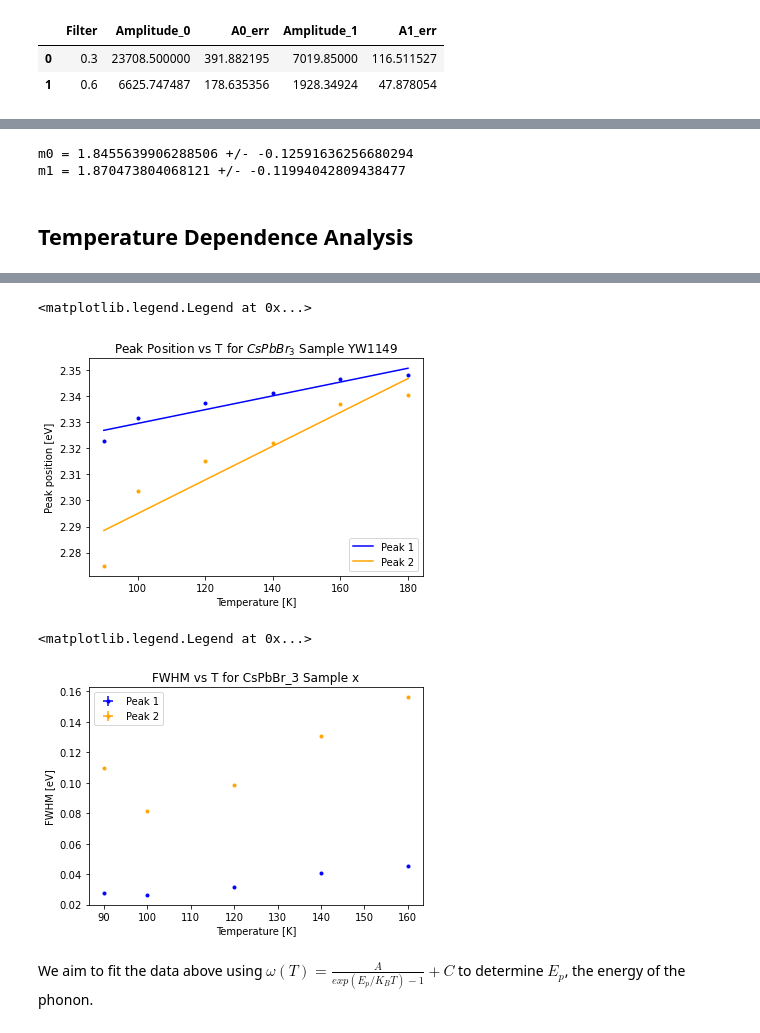
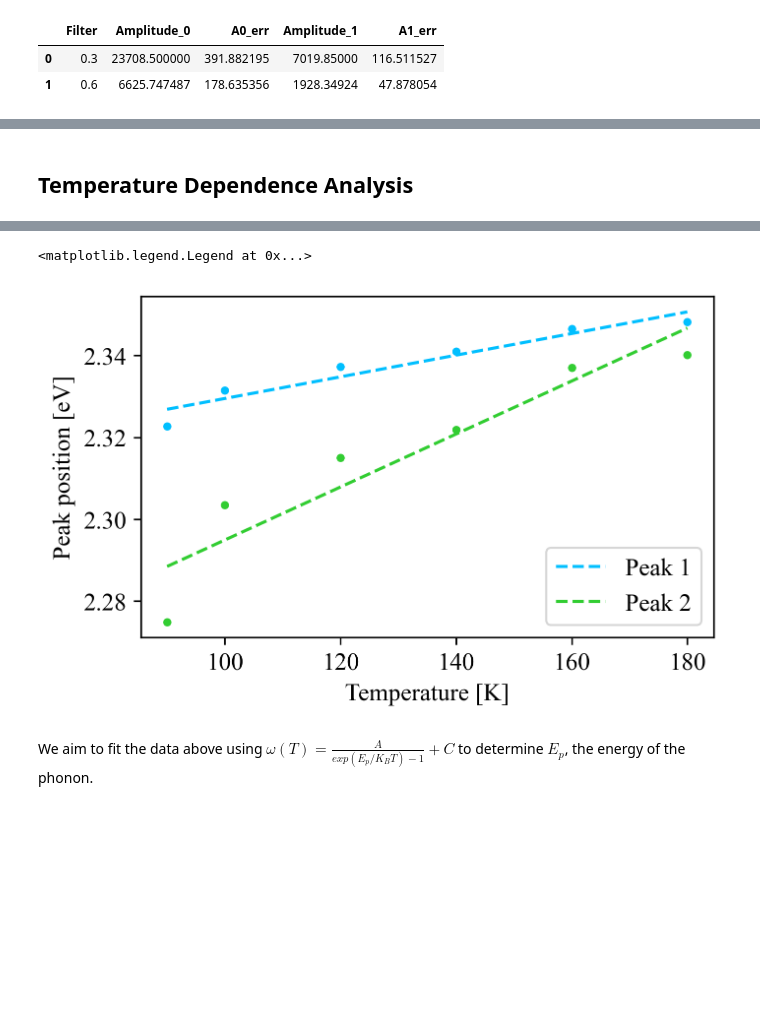
Before and after one commit to juliaeveritt/eng-phys-lab, a Jupyter notebook: PL Analysis.ipynb, the cells around one changed output, grey strips where cells are left out. Drawn from its saved outputs; the diff is of its cells as text; code cells hidden in the pictures; blank space fills up the shorter version.

Commit message:
Updates plots and error calculations

```diff
--- a/PL Analysis.ipynb
+++ b/PL Analysis.ipynb
@@ -11,6 +11,10 @@ fileT = 'Gaussian_Decomp_Results/Temp-Dependence-Study.csv'
 h = const.h
 c = const.c
 e = const.e
+# %%
+plt.rcParams['figure.dpi'] = 300
+plt.rcParams["font.family"] = "Times New Roman"
+plt.rcParams["font.size"] = 12
 # %% [markdown]
 ## Power Dependence Analysis
 # %%
@@ -68,15 +80,3 @@ Slope (gamma) for Peak 2: 1.87 +/- 0.0
-# %%
-m0_max = ((y0[-1] + dy0[-1]) - (y0[0] - dy0[0])) / (x[-1] - x[0])
-m0_min = ((y0[-1] - dy0[-1]) - (y0[0] + dy0[0])) / (x[-1] - x[0])
-
-m1_max = ((y1[-1] + dy1[-1]) - (y1[0] - dy1[0])) / (x[-1] - x[0])
-m1_min = ((y1[-1] - dy1[-1]) - (y1[0] + dy1[0])) / (x[-1] - x[0])
-
-print(f"m0 = {m0} +/- {m0_max - m0_min}")
-print(f"m1 = {m1} +/- {m1_max - m1_min}")
-# %% [output]
-m0 = 1.8455639906288506 +/- -0.12591636256680294
-m1 = 1.870473804068121 +/- -0.11994042809438477
 # %% [markdown]
 ## Temperature Dependence Analysis
 # %%
@@ -106,58 +106,31 @@ df.head()
 # %%
 # Plot mean peak position as function of temp
 # for the two gaussians. Expect linear relationship
-fig = plt.figure()
+fig = plt.figure(figsize=(5, 3))
 ax = fig.add_subplot()
 
 df['E_0'] = h * c / df['Mean_0'] / e  # Energy in eV E = hc/lda
 df['E_1'] = h * c / df['Mean_1'] / e
 
 df['dE_0'] = df['E_0'] ** -2 * h * c * df['Mean_0 err'] / e
 df['dE_1'] = df['E_1'] ** -2 * h * c * df['Mean_1 err'] / e
 
 m0, b0 = np.polyfit(df['Temp [K]'], df['E_0'], deg=1)
 m1, b1 = np.polyfit(df['Temp [K]'], df['E_1'], deg=1)
 xseq = np.linspace(90, 180, num=100)
 
-ax.errorbar(df['Temp [K]'], df['E_0'], yerr=df['dE_0'], xerr=dT, fmt='.', label="Peak 1", color="blue")
-ax.errorbar(df['Temp [K]'], df['E_1'], yerr=df['dE_1'], xerr=dT, fmt='.', label="Peak 2", color="orange")
-ax.plot(xseq, b0 + m0 * xseq, color="blue", lw=1.5,label=m0)
-ax.plot(xseq, b1 + m1 * xseq, color="orange", lw=1.5,label=m1)
+ax.errorbar(df['Temp [K]'], df['E_0'], yerr=df['dE_0'], xerr=dT, fmt='.', label="Peak 1", color="deepskyblue")
+ax.errorbar(df['Temp [K]'], df['E_1'], yerr=df['dE_1'], xerr=dT, fmt='.', label="Peak 2", color="limegreen")
+ax.plot(xseq, b0 + m0 * xseq, '--', color="deepskyblue", label=f'$\gamma_1$')
+ax.plot(xseq, b1 + m1 * xseq, '--', color="limegreen", label=f'$\gamma_2$')
 
 ax.set_xlabel('Temperature [K]')
 ax.set_ylabel('Peak position [eV]')
-ax.set_title("Peak Position vs T for $CsPbBr_3$ Sample YW1149")
-ax.legend(["Peak 1", "Peak 2"], loc='lower right')
+# ax.set_title("Peak Position vs T for $CsPbBr_3$ Sample YW1149")
+ax.legend(["Peak 1", "Peak 2"])
+# ax.legend()
 # %% [output]
 <matplotlib.legend.Legend at 0x...>
-[figure, old version]
+[figure, new version]
-# %%
-# Plot FWHM as function of temp
-# Plot mean peak position as function of temp
-# for the two gaussians. Expect linear relationship
-fig = plt.figure()
-ax = fig.add_subplot()
-
-# Get the linewidth in terms of energy
-df['lw_0'] = (h * c / (df['Mean_0'] - df['FWHM_0'] / 2) - h * c / (df['Mean_0'] + df['FWHM_0'] / 2)) # Energy in J E = hc / lda
-df['lw_1'] = (h * c / (df['Mean_1'] - df['FWHM_1'] / 2) - h * c / (df['Mean_1'] + df['FWHM_1'] / 2))
-
-df['d_lw0'] = (h * c * df['FWHM_0 err'] / 2)*(1 / (df['Mean_0'] - df['FWHM_0'] / 2) ** 4 + 1 / (df['Mean_0'] + df['FWHM_0'] / 2) ** 4)  # Propagate FWHM error to energy bandwidth
-df['d_lw1'] = (h * c * df['FWHM_1 err'] / 2)*(1 / (df['Mean_1'] - df['FWHM_1'] / 2) ** 4 + 1 / (df['Mean_1'] + df['FWHM_1'] / 2) ** 4)
-
-ax.errorbar(df['Temp [K]'], df['lw_0'] / e, xerr=dT, yerr=df['d_lw0'], fmt='.', label="Peak 1", color='blue')
-ax.errorbar(df['Temp [K]'], df['lw_1'] / e, xerr=dT, yerr=df['d_lw1'], fmt='.', label="Peak 2", color='orange')
-
-
-ax.plot(df['Temp [K]'], fitPeak0/e, '-', label='Peak 1 Fit',color='blue')
-ax.plot(df['Temp [K]'], fitPeak1/e, '-', label='Peak 2 Fit',color='orange')
-
-ax.set_xlabel('Temperature [K]')
-ax.set_ylabel('FWHM [eV]')
-#ax.set_title("FWHM vs T for CsPbBr_3 Sample YW1127")
-ax.legend()
-# %% [output]
-<matplotlib.legend.Legend at 0x...>
-[figure, old version]
 # %% [markdown]
 We aim to fit the data above using $\omega(T) = \frac{A}{exp(E_p/K_BT)-1}+C$ to determine $E_p$, the energy of the phonon.
```
Also changed, not shown: parts of 8 cells of this notebook.
